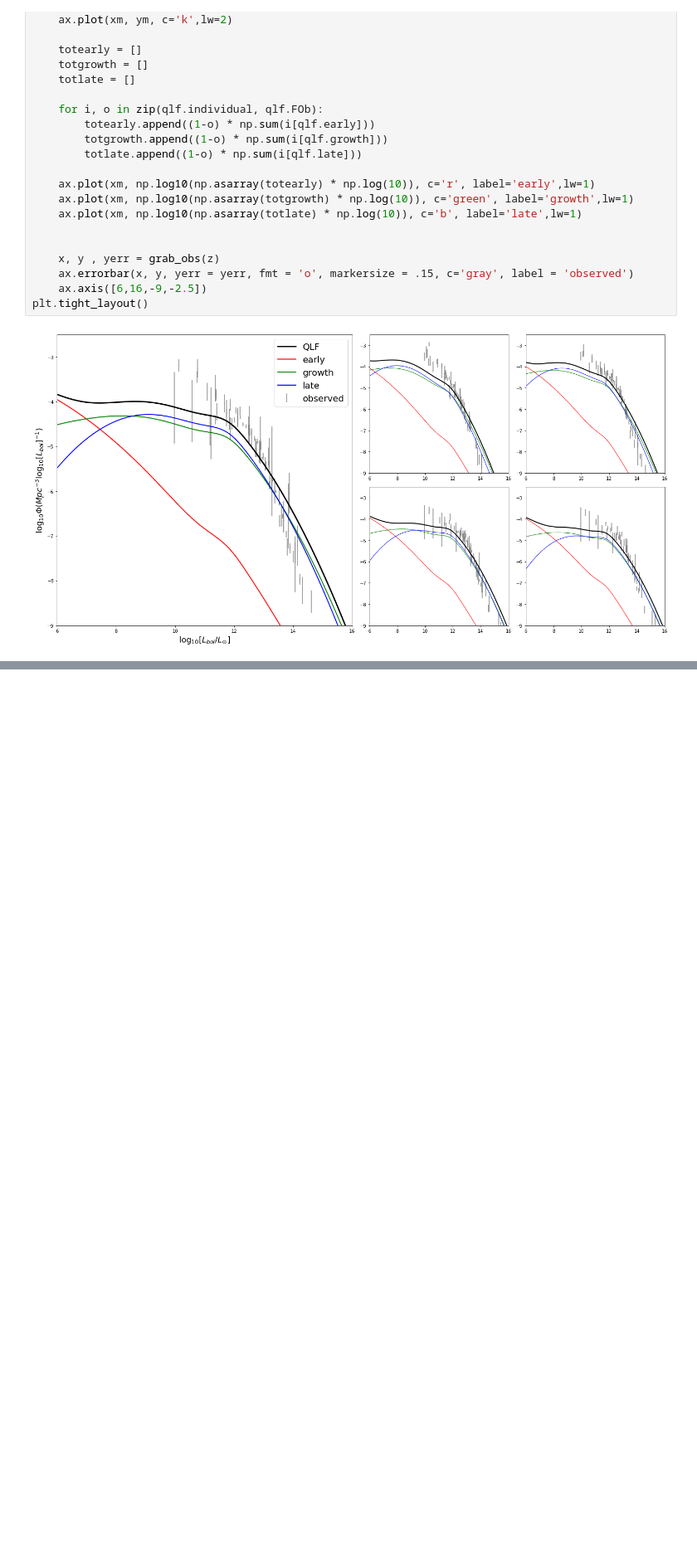
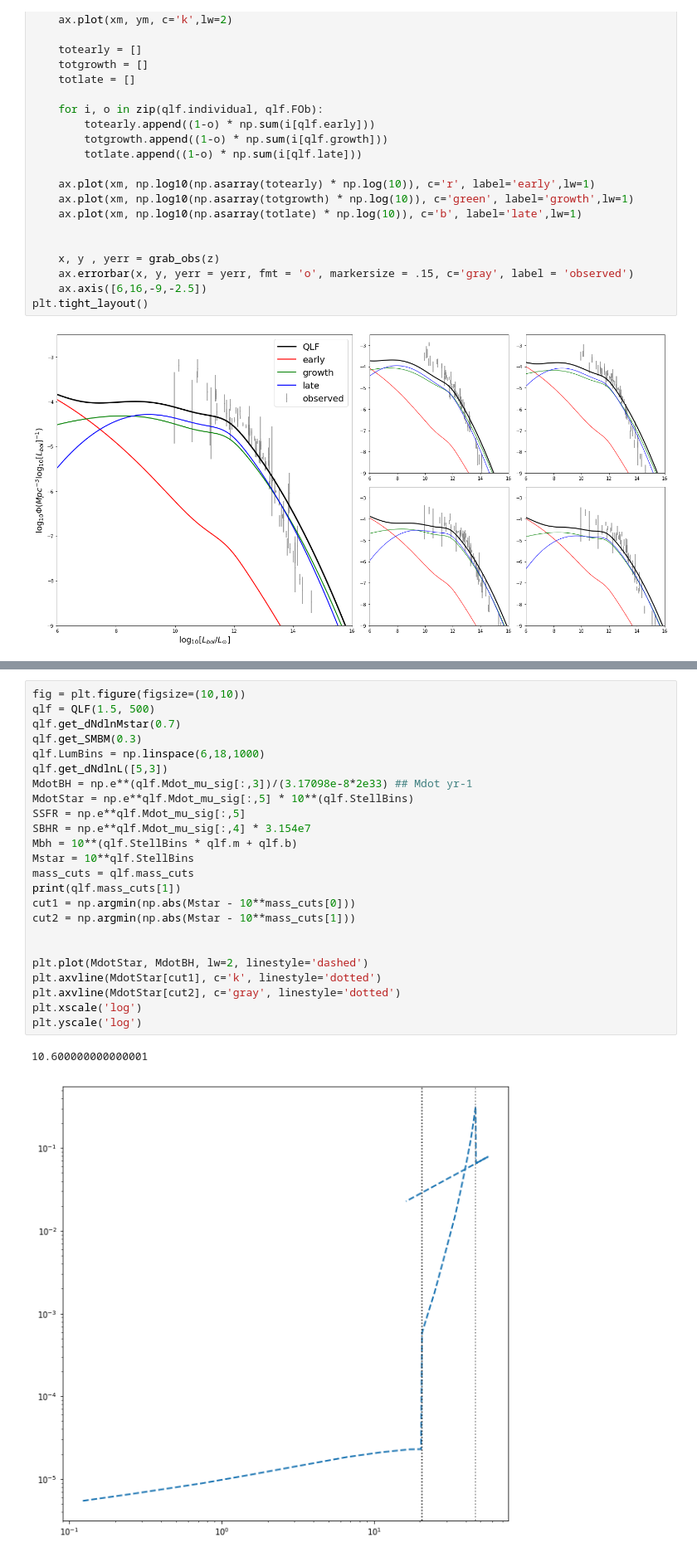
Before and after one commit to megantillman/get_QLF, a Jupyter notebook: paper_plots.ipynb, the cells around one changed output, grey strips where cells are left out. Shown at 83% size. Saved outputs shown, nothing was run; the diff lists cells and outputs as text; blank space fills up the shorter version.

```diff
--- a/paper_plots.ipynb
+++ b/paper_plots.ipynb
@@ -476,0 +550,27 @@ plt.tight_layout()
+# %%
+fig = plt.figure(figsize=(10,10))
+qlf = QLF(1.5, 500)
+qlf.get_dNdlnMstar(0.7)
+qlf.get_SMBM(0.3)
+qlf.LumBins = np.linspace(6,18,1000)
+qlf.get_dNdlnL([5,3])
+MdotBH = np.e**(qlf.Mdot_mu_sig[:,3])/(3.17098e-8*2e33) ## Mdot yr-1
+MdotStar = np.e**qlf.Mdot_mu_sig[:,5] * 10**(qlf.StellBins)
+SSFR = np.e**qlf.Mdot_mu_sig[:,5]
+SBHR = np.e**qlf.Mdot_mu_sig[:,4] * 3.154e7
+Mbh = 10**(qlf.StellBins * qlf.m + qlf.b)
+Mstar = 10**qlf.StellBins
+mass_cuts = qlf.mass_cuts
+print(qlf.mass_cuts[1])
+cut1 = np.argmin(np.abs(Mstar - 10**mass_cuts[0]))
+cut2 = np.argmin(np.abs(Mstar - 10**mass_cuts[1]))
+
+
+plt.plot(MdotStar, MdotBH, lw=2, linestyle='dashed')
+plt.axvline(MdotStar[cut1], c='k', linestyle='dotted')
+plt.axvline(MdotStar[cut2], c='gray', linestyle='dotted')
+plt.xscale('log')
+plt.yscale('log')
+# %% [output]
+10.600000000000001
+[figure, added]
```
Also changed, not shown: parts of 2 cells of this notebook, 1 other file.
